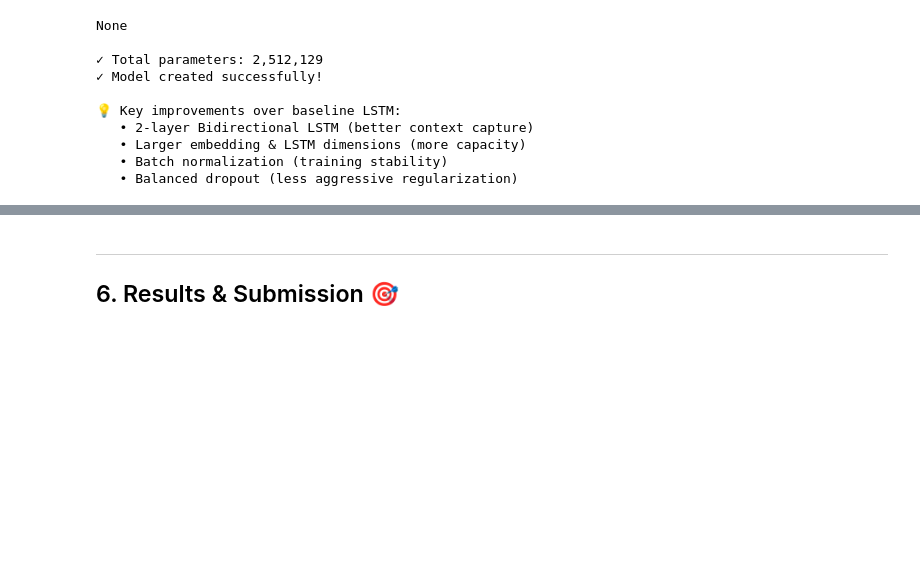
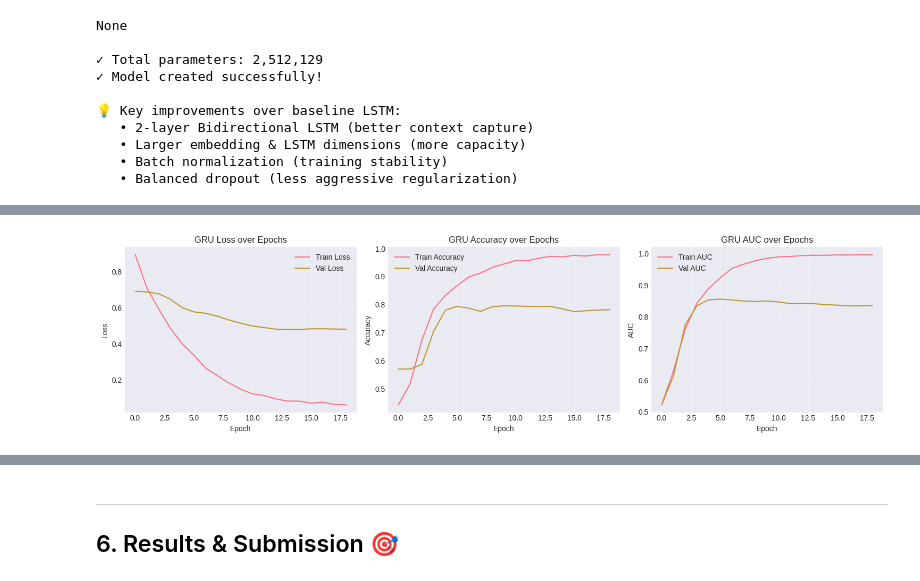
Before and after one commit to RockDeng110/Natural-Language-Processing-with-Disaster-Tweets, a Jupyter notebook: notebooks/00_complete_workflow_simple.ipynb, the cells around one changed output, grey strips where cells are left out. Saved outputs shown, nothing was run; the diff lists cells and outputs as text; code cells hidden in the pictures; blank space fills up the shorter version.

Commit message:
add GRU model

```diff
--- a/notebooks/00_complete_workflow_simple.ipynb
+++ b/notebooks/00_complete_workflow_simple.ipynb
@@ -1216,0 +1486,38 @@ weighted avg       0.77      0.77      0.77      1523
+# %%
+# Plot GRU training history (if trained)
+if 'history_gru' in locals():
+    fig, axes = plt.subplots(1, 3, figsize=(15, 4))
+
+    # Loss
+    axes[0].plot(history_gru.history['loss'], label='Train Loss')
+    axes[0].plot(history_gru.history['val_loss'], label='Val Loss')
+    axes[0].set_title('GRU Loss over Epochs')
+    axes[0].set_xlabel('Epoch')
+    axes[0].set_ylabel('Loss')
+    axes[0].legend()
+    axes[0].grid(alpha=0.3)
+
+    # Accuracy
+    axes[1].plot(history_gru.history['accuracy'], label='Train Accuracy')
+    axes[1].plot(history_gru.history['val_accuracy'], label='Val Accuracy')
+    axes[1].set_title('GRU Accuracy over Epochs')
+    axes[1].set_xlabel('Epoch')
+    axes[1].set_ylabel('Accuracy')
+    axes[1].legend()
+    axes[1].grid(alpha=0.3)
+
+    # AUC
+    axes[2].plot(history_gru.history['auc'], label='Train AUC')
+    axes[2].plot(history_gru.history['val_auc'], label='Val AUC')
+    axes[2].set_title('GRU AUC over Epochs')
+    axes[2].set_xlabel('Epoch')
+    axes[2].set_ylabel('AUC')
+    axes[2].legend()
+    axes[2].grid(alpha=0.3)
+
+    plt.tight_layout()
+    plt.show()
+else:
+    print("GRU training history not available (model was loaded).")
+# %% [output]
+[figure, added]
```
Also changed, not shown: parts of 12 cells of this notebook.
